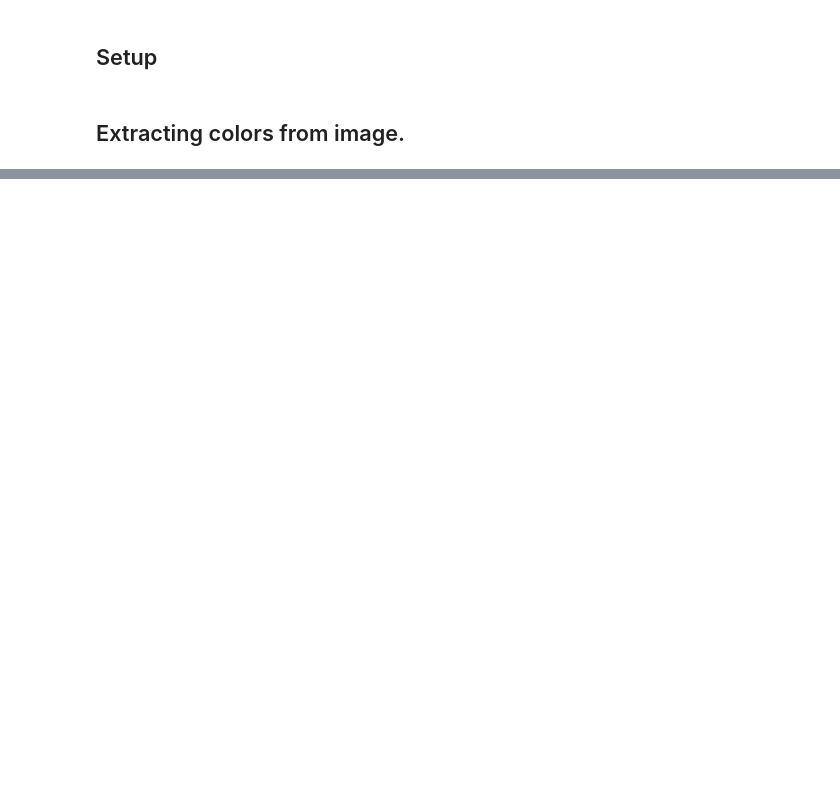
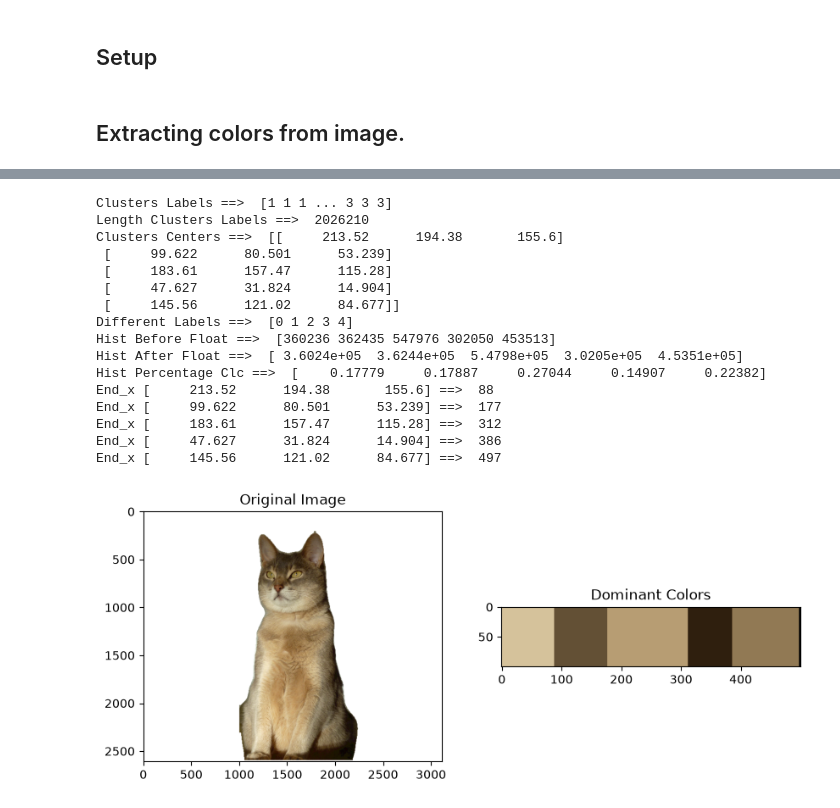
Before and after one commit to eucaliptuskoala/nine-lives, a Jupyter notebook: ml/notebooks/02_color_extraction.ipynb, the cells around one changed output, grey strips where cells are left out. Cells and saved outputs as stored; diff of their text form; code cells hidden in the pictures; blank space fills up the shorter version.

```diff
--- a/ml/notebooks/02_color_extraction.ipynb
+++ b/ml/notebooks/02_color_extraction.ipynb
@@ -26,0 +61,20 @@ import matplotlib.pyplot as pltQf
+# %%
+def centroid_histogram(clustering):
+    labels = clustering.labels_
+
+    print("Different Labels ==> ", np.unique(labels))
+
+    num_clusters = len(np.unique(labels))
+
+    bins = np.arange(0, num_clusters + 1)
+
+    hist, _ = np.histogram(labels, bins=bins)
+    print('Hist Before Float ==> ',hist)
+
+    hist = hist.astype("float")
+    print('Hist After Float ==> ',hist)
+
+    hist /= hist.sum()
+    print('Hist Percentage Clc ==> ',hist)
+
+    return hist
@@ -26,0 +104,47 @@ import matplotlib.pyplot as pltQf
+# %%
+def extract_dominant_colors(image):
+    mask = img[:, :, 3] > 0
+    pixels = img[mask][:, :3]
+
+    clt = KMeans(n_clusters=5)
+    clt.fit(pixels)
+
+    print('Clusters Labels ==> ', clt.labels_)
+    print('Length Clusters Labels ==> ', len(clt.labels_))
+
+    print('Clusters Centers ==> ', clt.cluster_centers_)
+
+    hist = centroid_histogram(clt)
+
+    bar = plot_colors(hist, clt.cluster_centers_)
+
+    fig, ax = pltQ.subplots(1, 2, figsize=(10, 10))
+    ax = ax.ravel()
+
+    ax[0].imshow(image)
+    ax[0].set_title("Original Image")
+
+    ax[1].imshow(bar)
+    ax[1].set_title("Dominant Colors")
+
+    pltQ.show()
+
+extract_dominant_colors(img)
+# %% [output]
+Clusters Labels ==>  [1 1 1 ... 3 3 3]
+Length Clusters Labels ==>  2026210
+Clusters Centers ==>  [[     213.52      194.38       155.6]
+ [     99.622      80.501      53.239]
+ [     183.61      157.47      115.28]
+ [     47.627      31.824      14.904]
+ [     145.56      121.02      84.677]]
+Different Labels ==>  [0 1 2 3 4]
+Hist Before Float ==>  [360236 362435 547976 302050 453513]
+Hist After Float ==>  [ 3.6024e+05  3.6244e+05  5.4798e+05  3.0205e+05  4.5351e+05]
+Hist Percentage Clc ==>  [    0.17779     0.17887     0.27044     0.14907     0.22382]
+End_x [     213.52      194.38       155.6] ==>  88
+End_x [     99.622      80.501      53.239] ==>  177
+End_x [     183.61      157.47      115.28] ==>  312
+End_x [     47.627      31.824      14.904] ==>  386
+End_x [     145.56      121.02      84.677] ==>  497
+[figure, added]
```
Also changed, not shown: parts of 11 cells of this notebook, 13 other files.
